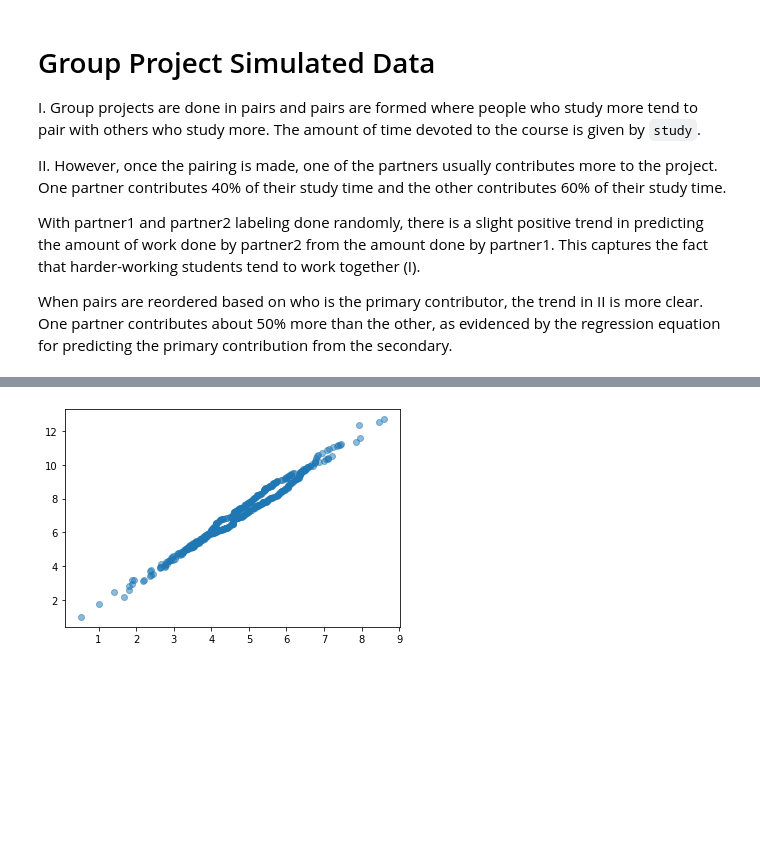
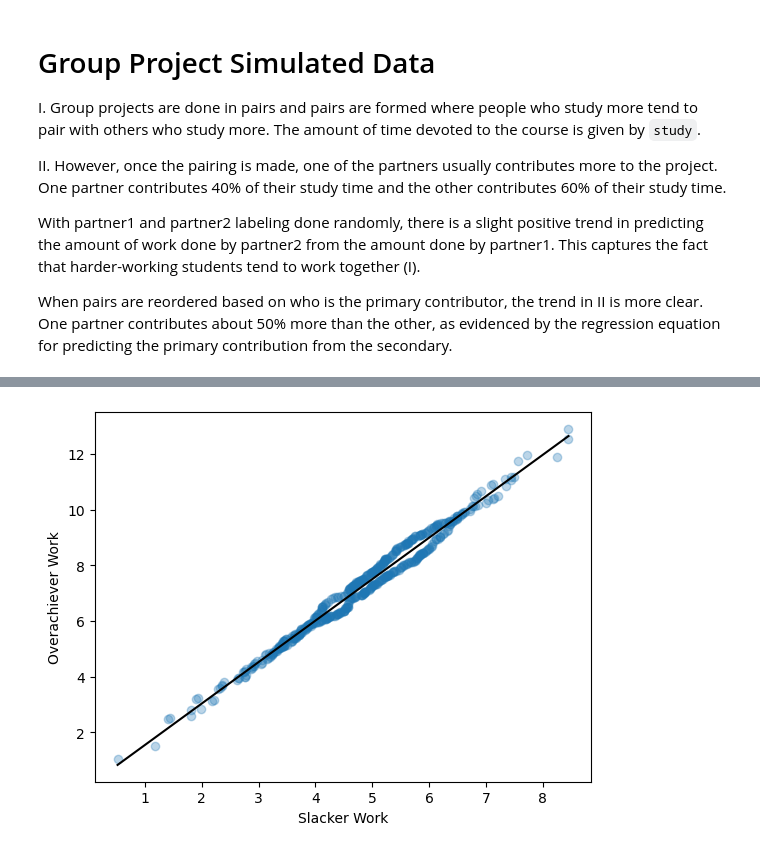
Before and after one commit to alexanderthclark/Stats1101, a Jupyter notebook: Data/SimulatedDataGroupProjectDynamics.ipynb, the cells around one changed output, grey strips where cells are left out. Cells and saved outputs as stored; diff of their text form; code cells hidden in the pictures; blank space fills up the shorter version.

```diff
--- a/Data/SimulatedDataGroupProjectDynamics.ipynb
+++ b/Data/SimulatedDataGroupProjectDynamics.ipynb
@@ -79,4 +77,4 @@ $\hat{y} = 0.032 +0.663 x_{1}$
-# %%
-scatter_plot(df.min_work, df.max_work)
-# %% [output]
-[figure, removed]
+# %%
+linest(df.max_work, df.min_work).plot(xlabel='Slacker Work', ylabel='Overachiever Work')
+# %% [output]
+[figure, added]
```
Also changed, not shown: parts of 8 cells of this notebook, 2 other files.
